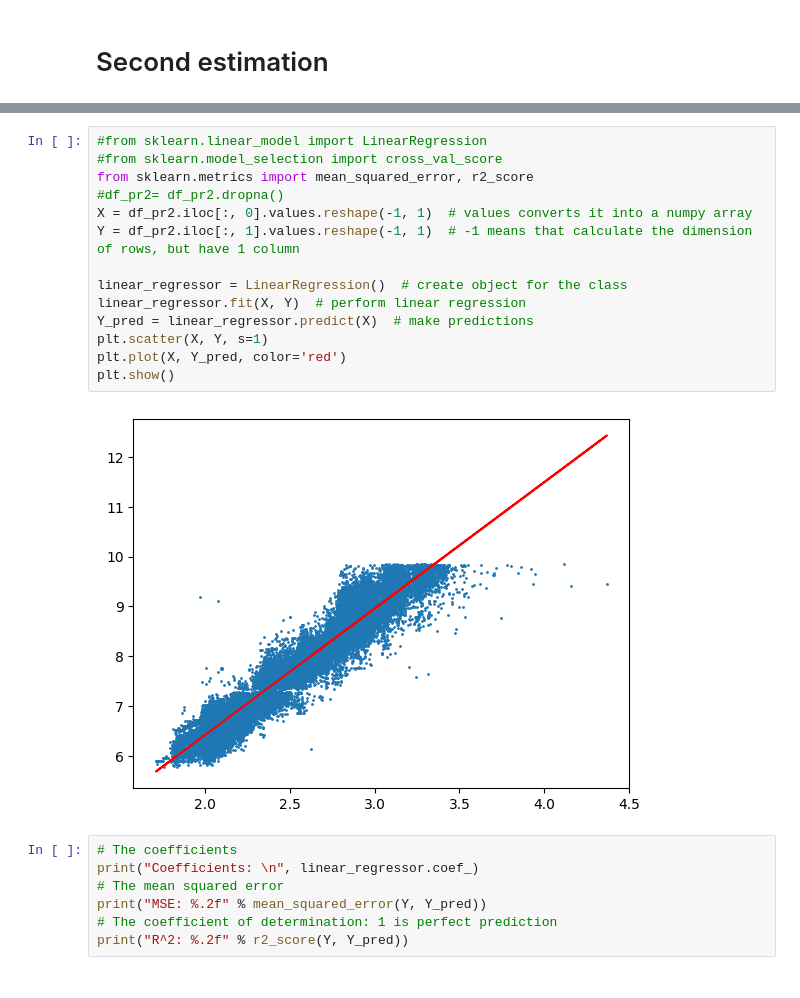
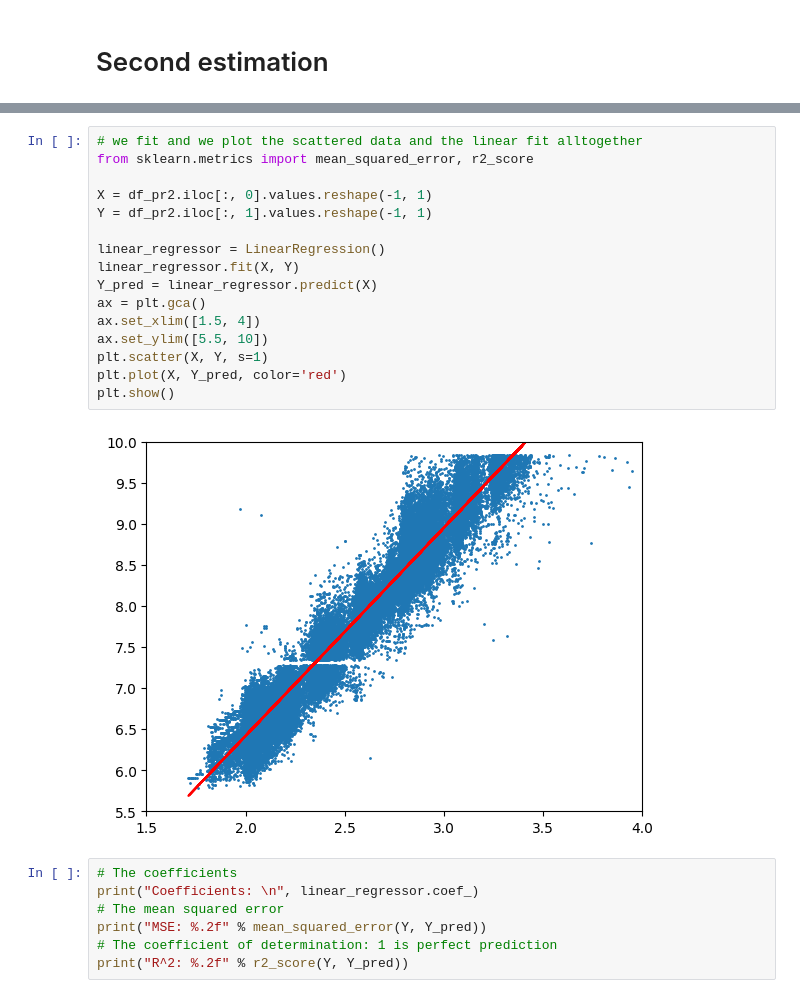
Before and after one commit to matiasleoni/Lapidarist, a Jupyter notebook: mapeo.ipynb, the cells around one changed output, grey strips where cells are left out. Drawn from its saved outputs; the diff is of its cells as text.

```diff
--- a/mapeo.ipynb
+++ b/mapeo.ipynb
@@ -461,21 +438,23 @@ df_pr2.plot(kind = 'scatter', x= 'logxyz', y = 'logprice')
 <Axes: xlabel='logxyz', ylabel='logprice'>
 [figure]
 # %%
-#from sklearn.linear_model import LinearRegression
-#from sklearn.model_selection import cross_val_score
+# we fit and we plot the scattered data and the linear fit alltogether
 from sklearn.metrics import mean_squared_error, r2_score
-#df_pr2= df_pr2.dropna()
-X = df_pr2.iloc[:, 0].values.reshape(-1, 1)  # values converts it into a numpy array
-Y = df_pr2.iloc[:, 1].values.reshape(-1, 1)  # -1 means that calculate the dimension of rows, but have 1 column
 
-linear_regressor = LinearRegression()  # create object for the class
-linear_regressor.fit(X, Y)  # perform linear regression
-Y_pred = linear_regressor.predict(X)  # make predictions
+X = df_pr2.iloc[:, 0].values.reshape(-1, 1)
+Y = df_pr2.iloc[:, 1].values.reshape(-1, 1)
+
+linear_regressor = LinearRegression()
+linear_regressor.fit(X, Y)
+Y_pred = linear_regressor.predict(X)
+ax = plt.gca()
+ax.set_xlim([1.5, 4])
+ax.set_ylim([5.5, 10])
 plt.scatter(X, Y, s=1)
 plt.plot(X, Y_pred, color='red')
 plt.show()
 # %% [output]
-[figure, old version]
+[figure, new version]
 # %%
 # The coefficients
 print("Coefficients: \n", linear_regressor.coef_)
```
Also changed, not shown: parts of 67 cells of this notebook, 2 other files.
